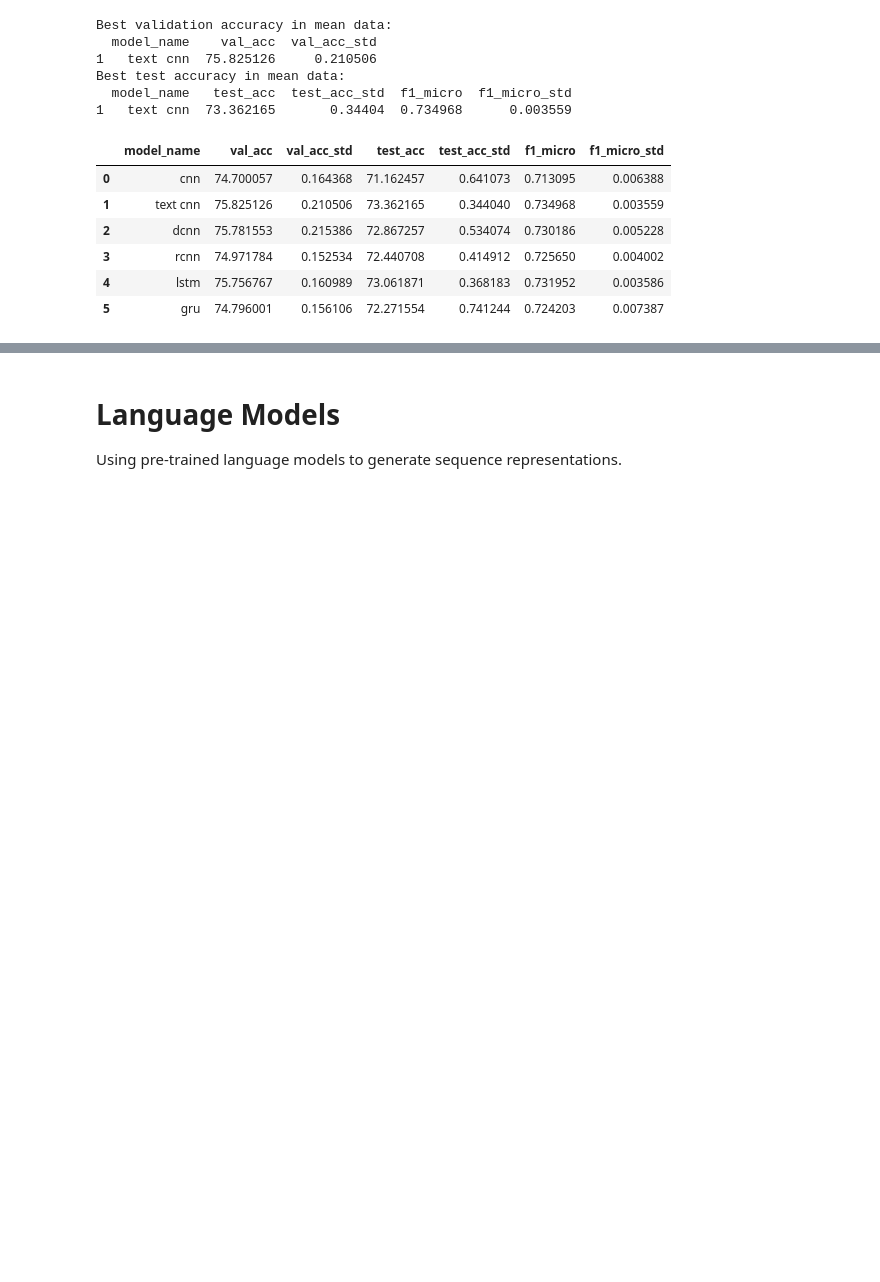
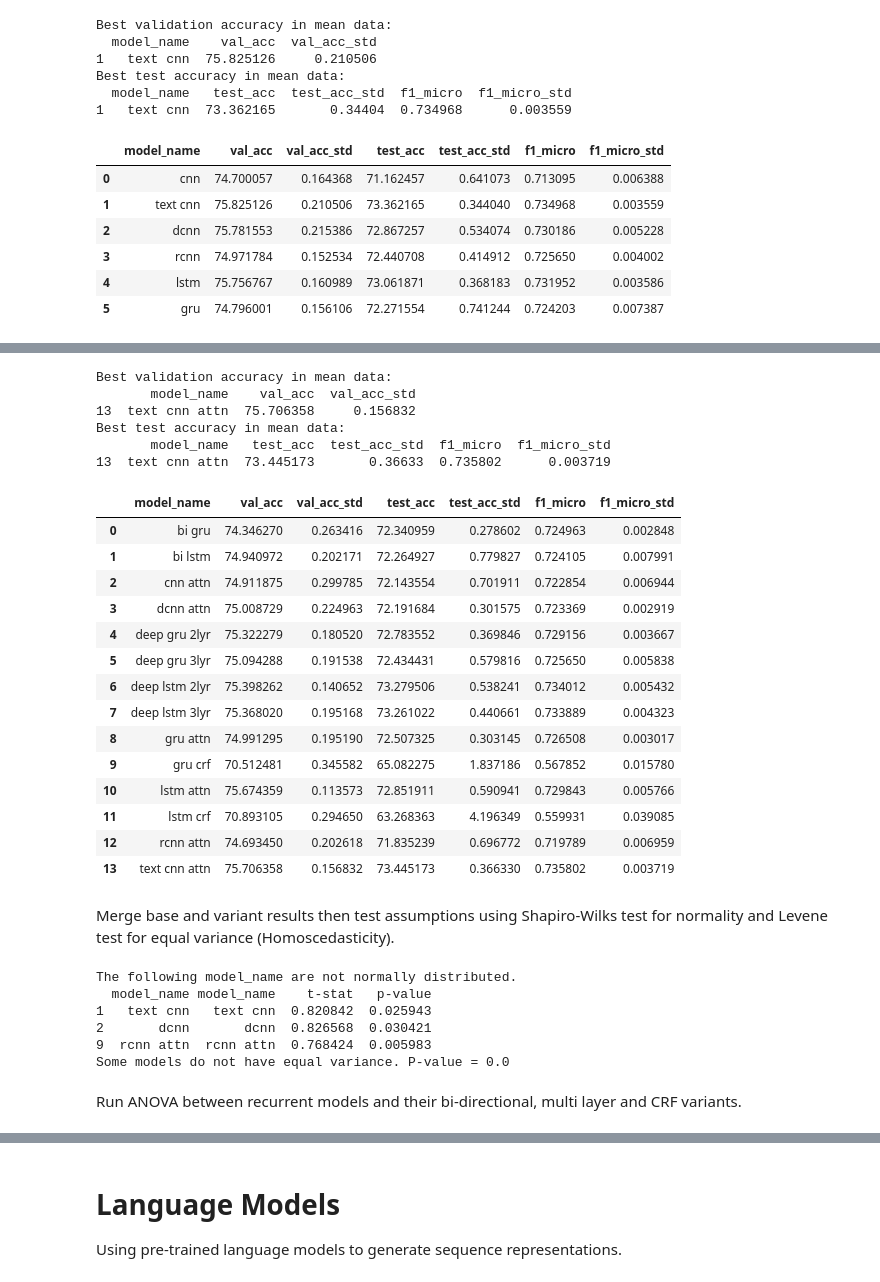
Before and after one commit to NathanDuran/Sentence-Encoding-for-DA-Classification, a Jupyter notebook: data_processing/swda_results.ipynb, the cells around one changed output, grey strips where cells are left out. Cells and saved outputs as stored; diff of their text form; code cells hidden in the pictures; blank space fills up the shorter version.

Commit message:
Finish SwDA Model Variants

```diff
--- a/data_processing/swda_results.ipynb
+++ b/data_processing/swda_results.ipynb
@@ -678,0 +712,61 @@ Best test accuracy in mean data:
+# %%
+# Name of the experiment parameter for comparison
+exp_param = 'model_variants'
+
+# Load language models experiment data
+variants_data = load_dataframe(os.path.join(task_name, exp_param, exp_param + '_data.csv'))
+variants_mean_data = load_dataframe(os.path.join(task_name,  exp_param, exp_param + '_mean_data.csv'))
+
+# Get the max values for each model
+print("Best validation accuracy in mean data:")
+print(variants_mean_data.loc[[variants_mean_data['val_acc'].idxmax()], ['model_name', 'val_acc', 'val_acc_std']])
+print("Best test accuracy in mean data:")
+print(variants_mean_data.loc[[variants_mean_data['test_acc'].idxmax()], ['model_name', 'test_acc', 'test_acc_std', 'f1_micro', 'f1_micro_std']])
+variants_data_max = get_max(variants_mean_data, [])
+variants_data_max
+# %% [output]
+Best validation accuracy in mean data:
+       model_name    val_acc  val_acc_std
+13  text cnn attn  75.706358     0.156832
+Best test accuracy in mean data:
+       model_name   test_acc  test_acc_std  f1_micro  f1_micro_std
+13  text cnn attn  73.445173       0.36633  0.735802      0.003719
+|  | model_name | val_acc | val_acc_std | test_acc | test_acc_std | f1_micro | f1_micro_std |
+| 0 | bi gru | 74.346270 | 0.263416 | 72.340959 | 0.278602 | 0.724963 | 0.002848 |
+| 1 | bi lstm | 74.940972 | 0.202171 | 72.264927 | 0.779827 | 0.724105 | 0.007991 |
+| 2 | cnn attn | 74.911875 | 0.299785 | 72.143554 | 0.701911 | 0.722854 | 0.006944 |
+| 3 | dcnn attn | 75.008729 | 0.224963 | 72.191684 | 0.301575 | 0.723369 | 0.002919 |
+| 4 | deep gru 2lyr | 75.322279 | 0.180520 | 72.783552 | 0.369846 | 0.729156 | 0.003667 |
+| 5 | deep gru 3lyr | 75.094288 | 0.191538 | 72.434431 | 0.579816 | 0.725650 | 0.005838 |
+| 6 | deep lstm 2lyr | 75.398262 | 0.140652 | 73.279506 | 0.538241 | 0.734012 | 0.005432 |
+| 7 | deep lstm 3lyr | 75.368020 | 0.195168 | 73.261022 | 0.440661 | 0.733889 | 0.004323 |
+| 8 | gru attn | 74.991295 | 0.195190 | 72.507325 | 0.303145 | 0.726508 | 0.003017 |
+| 9 | gru crf | 70.512481 | 0.345582 | 65.082275 | 1.837186 | 0.567852 | 0.015780 |
+| 10 | lstm attn | 75.674359 | 0.113573 | 72.851911 | 0.590941 | 0.729843 | 0.005766 |
+| 11 | lstm crf | 70.893105 | 0.294650 | 63.268363 | 4.196349 | 0.559931 | 0.039085 |
+| 12 | rcnn attn | 74.693450 | 0.202618 | 71.835239 | 0.696772 | 0.719789 | 0.006959 |
+| 13 | text cnn attn | 75.706358 | 0.156832 | 73.445173 | 0.366330 | 0.735802 | 0.003719 |
+# %% [markdown]
+Merge base and variant results then test assumptions using Shapiro-Wilks test for normality
+and Levene test for equal variance (Homoscedasticity).
+# %%
+# Merge all of the supervised models results
+final_data = pd.concat([inseq_final_data, variants_data], ignore_index=True)
+final_data.drop('index', axis=1, inplace=True)
+
+metric = 'test_acc'
+
+# Run Shaprio-wilks test for normal distribution
+shapiro_wilk_test(final_data, 'model_name', metric)
+
+# Run Levene test for equal variance
+levene_test(final_data, 'model_name', metric)
+# %% [output]
+The following model_name are not normally distributed.
+  model_name model_name    t-stat   p-value
+1   text cnn   text cnn  0.820842  0.025943
+2       dcnn       dcnn  0.826568  0.030421
+9  rcnn attn  rcnn attn  0.768424  0.005983
+Some models do not have equal variance. P-value = 0.0
+# %% [markdown]
+Run ANOVA between recurrent models and their bi-directional, multi layer and CRF variants.
```
Also changed, not shown: parts of 15 cells of this notebook, 15 other files.
